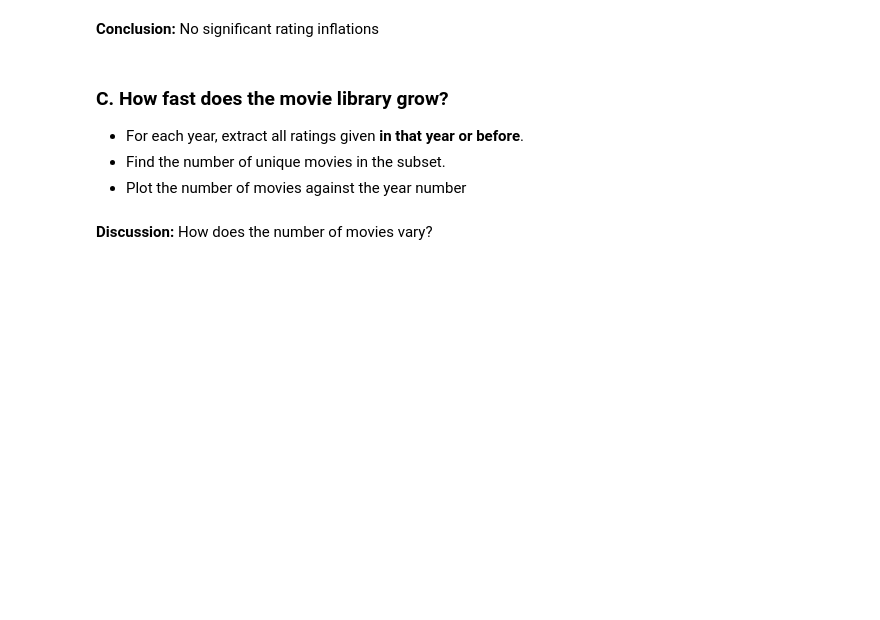
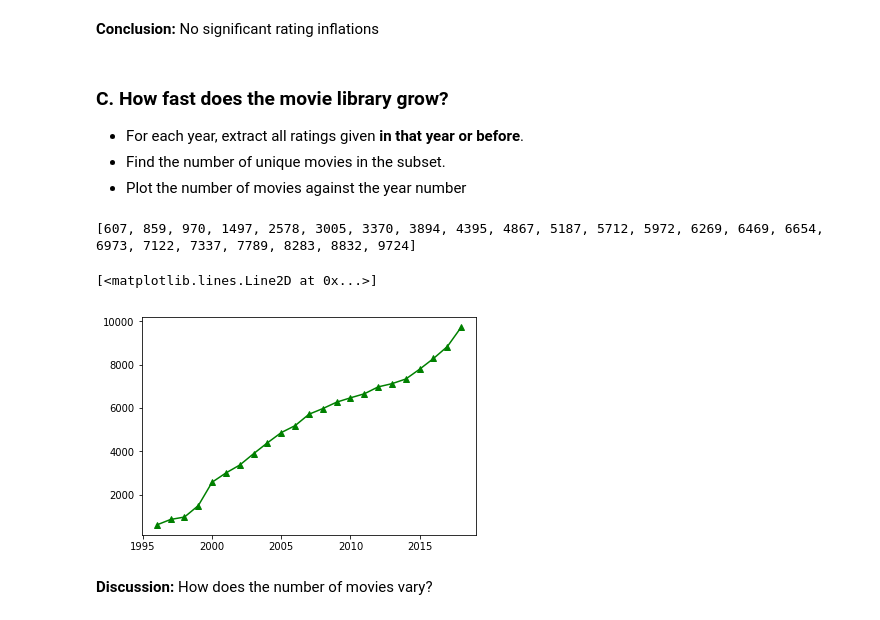
Before and after one commit to ch00226855/CMP464-Fall2019, a Jupyter notebook: Week5_DataFrame_Part2_Ex.ipynb, the cells around one changed output. Drawn from its saved outputs; the diff is of its cells as text; code cells hidden in the pictures; blank space fills up the shorter version.

```diff
--- a/Week5_DataFrame_Part2_Ex.ipynb
+++ b/Week5_DataFrame_Part2_Ex.ipynb
@@ -185,6 +300,23 @@ plt.ylim([0, 5])
 - For each year, extract all ratings given **in that year or before**.
 - Find the number of unique movies in the subset.
 - Plot the number of movies against the year number
+# %%
+all_num_unique_movies = []
+for year in years:
+    index_ratings_year = (ratings_df['Year'] <= year)
+    ratings_year = ratings_df[index_ratings_year]
+    num_unique_movies_year = len(np.unique(ratings_year['movieId'])) # OR
+#     num_unique_movies_year = len(set(ratings_year['movieId']))
+    all_num_unique_movies.append(num_unique_movies_year)
+print(all_num_unique_movies)
+# %% [output]
+[607, 859, 970, 1497, 2578, 3005, 3370, 3894, 4395, 4867, 5187, 5712, 5972, 6269, 6469, 6654, 6973, 7122, 7337, 7789, 8283, 8832, 9724]
+# %%
+# plot number of movies vs. year number
+plt.plot(years, all_num_unique_movies, 'g^-')
+# %% [output]
+[<matplotlib.lines.Line2D at 0x...>]
+[figure, added]
 # %% [markdown]
 **Discussion:** How does the number of movies vary?
 # %% [markdown]
```
Also changed, not shown: parts of 23 cells of this notebook.
